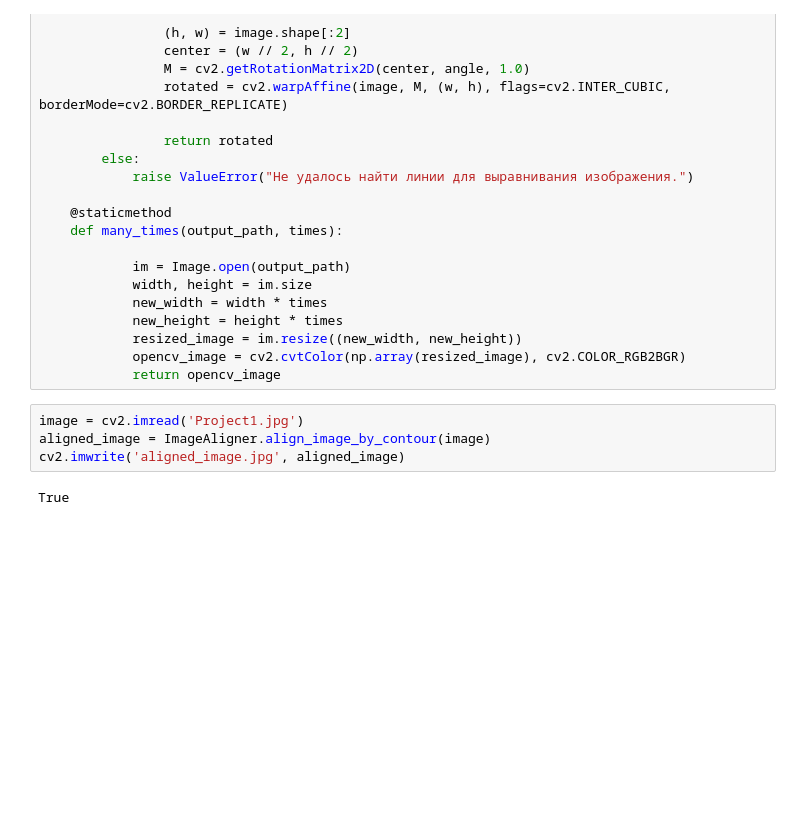
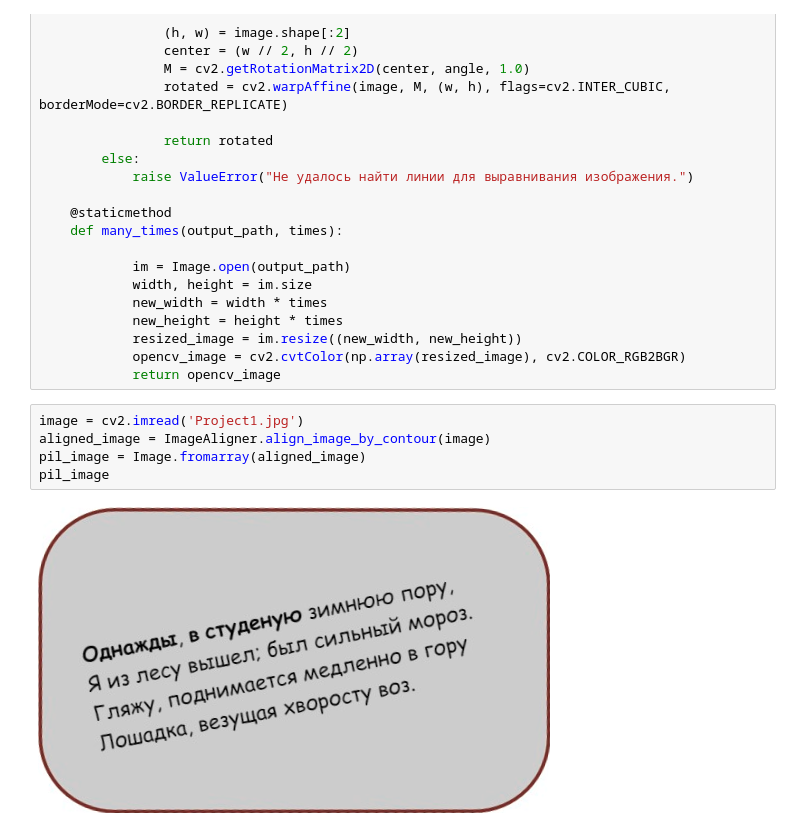
Before and after one commit to Zhdannikov/mp2024-3211_python, a Jupyter notebook: ProjectAutoLevelingZhdannikov.ipynb, the cells around one changed output. Drawn from its saved outputs; the diff is of its cells as text; blank space fills up the shorter version.

```diff
--- a/ProjectAutoLevelingZhdannikov.ipynb
+++ b/ProjectAutoLevelingZhdannikov.ipynb
@@ -148,9 +148,10 @@ class ImageAligner:
 # %%
 image = cv2.imread('Project1.jpg')
 aligned_image = ImageAligner.align_image_by_contour(image)
-cv2.imwrite('aligned_image.jpg', aligned_image)
+pil_image = Image.fromarray(aligned_image)
+pil_image
 # %% [output]
-True
+[figure, added]
 # %%
 image = cv2.imread('Project2.jpg')
 aligned_image = ImageAligner.align_image_by_hough_transform(image)
```
Also changed, not shown: parts of 1 cell of this notebook, 1 other file.
